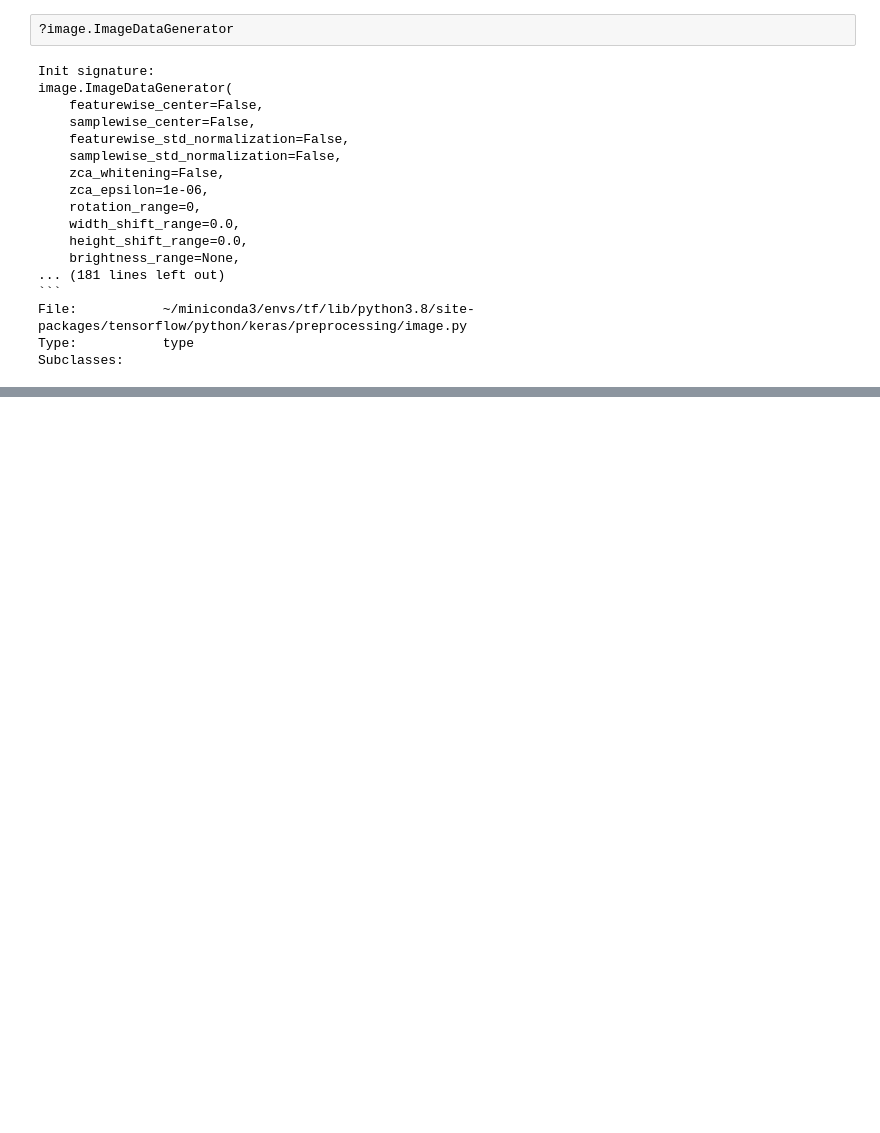
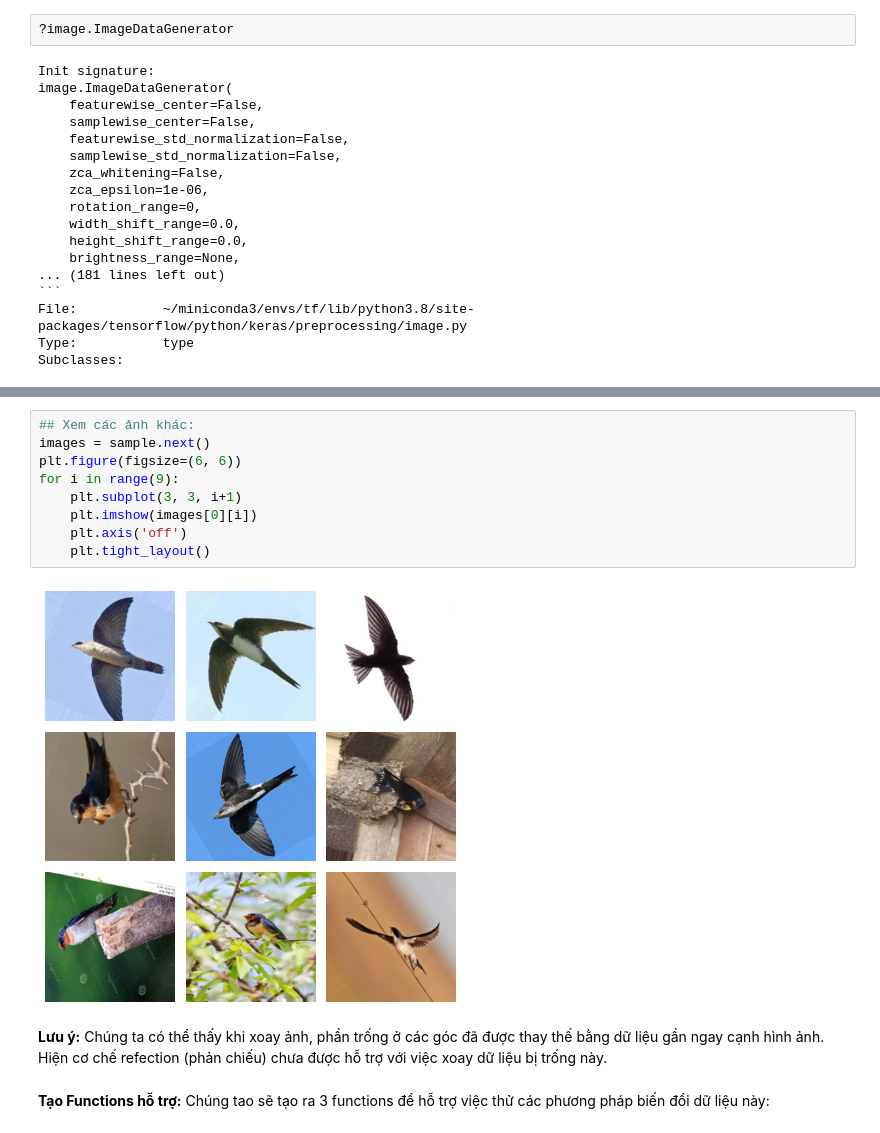
Before and after one commit to ddpham/TFExam, a Jupyter notebook: nbs/image/image_dataset_advanced.ipynb, the cells around one changed output, grey strips where cells are left out. Cells and saved outputs as stored; diff of their text form; blank space fills up the shorter version.

```diff
--- a/nbs/image/image_dataset_advanced.ipynb
+++ b/nbs/image/image_dataset_advanced.ipynb
@@ -239,0 +512,17 @@ NameError: name 'train_ds' is not defined
+# %%
+## Xem các ảnh khác:
+images = sample.next()
+plt.figure(figsize=(6, 6))
+for i in range(9):
+    plt.subplot(3, 3, i+1)
+    plt.imshow(images[0][i])
+    plt.axis('off')
+    plt.tight_layout()
+# %% [output]
+[figure, added]
+# %% [markdown]
+__Lưu ý:__
+Chúng ta có thể thấy khi xoay ảnh, phần trống ở các góc đã được thay thế bằng dữ liệu gần ngay cạnh hình ảnh. Hiện cơ chế refection (phản chiếu) chưa được hỗ trợ với việc xoay dữ liệu bị trống này.
+# %% [markdown]
+__Tạo Functions hỗ trợ:__
+Chúng tao sẽ tạo ra 3 functions để hỗ trợ việc thử các phương pháp biến đổi dữ liệu này:
```
Also changed, not shown: parts of 121 cells of this notebook.
